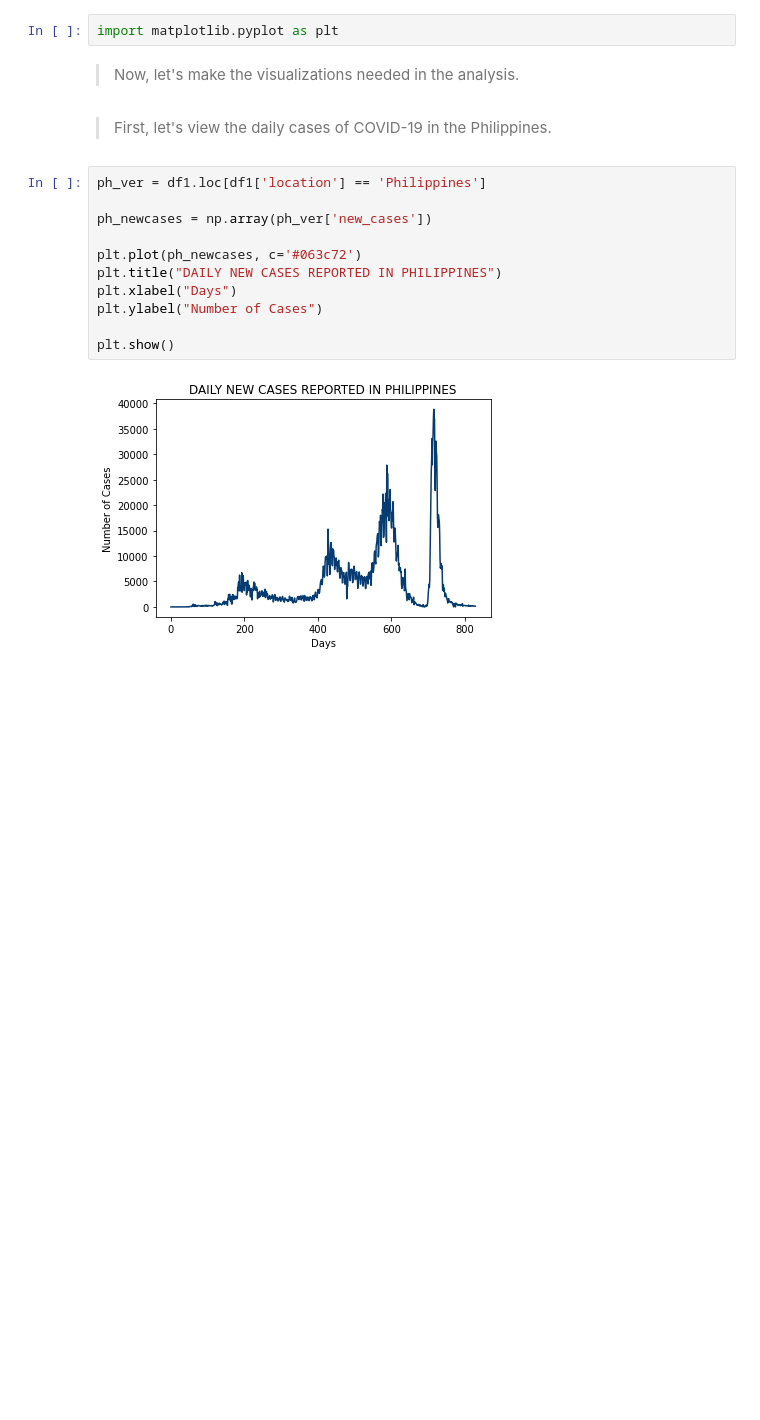
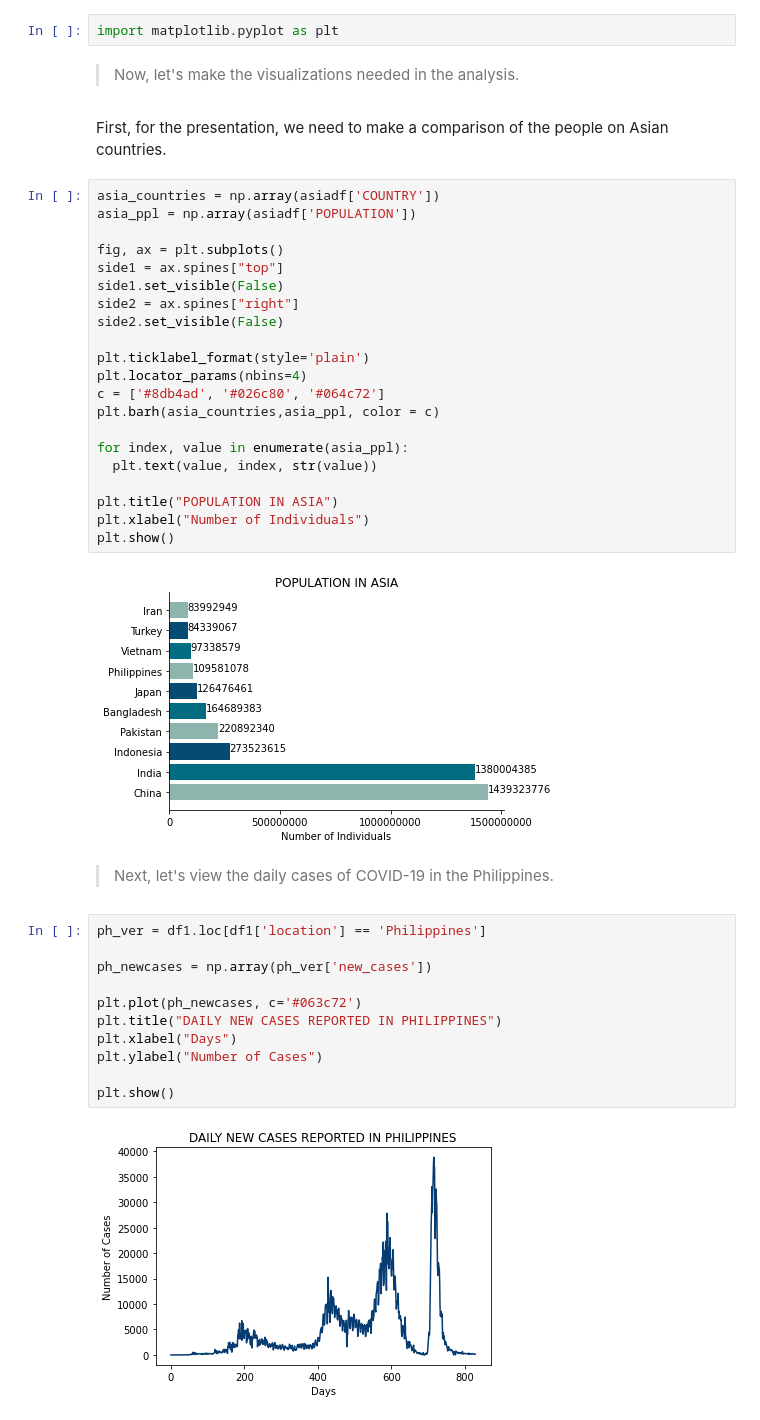
Before and after one commit to jxblrkrstffrbrms/ITBA3206-SPARTACUS, a Jupyter notebook: Reaching_New_Heights_Boosting_Vaccinations_for_a_Safer_Community.ipynb, the cells around one changed output. Saved outputs shown, nothing was run; the diff lists cells and outputs as text; blank space fills up the shorter version.

Commit message:
Updated the notebook and added more visualizations needed for the presentation.

```diff
--- a/Reaching_New_Heights_Boosting_Vaccinations_for_a_Safer_Community.ipynb
+++ b/Reaching_New_Heights_Boosting_Vaccinations_for_a_Safer_Community.ipynb
@@ -150,8 +166,33 @@ display(df1)
 import matplotlib.pyplot as plt
 # %% [markdown]
 > Now, let's make the visualizations needed in the analysis.
+# %% [markdown]
+First, for the presentation, we need to make a comparison of the people on Asian countries.
+# %%
+asia_countries = np.array(asiadf['COUNTRY'])
+asia_ppl = np.array(asiadf['POPULATION'])
+
+fig, ax = plt.subplots()
+side1 = ax.spines["top"]
+side1.set_visible(False)
+side2 = ax.spines["right"]
+side2.set_visible(False)
+
+plt.ticklabel_format(style='plain')
+plt.locator_params(nbins=4)
+c = ['#8db4ad', '#026c80', '#064c72']
+plt.barh(asia_countries,asia_ppl, color = c)
+
+for index, value in enumerate(asia_ppl):
+  plt.text(value, index, str(value))
+
+plt.title("POPULATION IN ASIA")
+plt.xlabel("Number of Individuals")
+plt.show()
+# %% [output]
+[figure, added]
 # %% [markdown]
-> First, let's view the daily cases of COVID-19 in the Philippines.
+> Next, let's view the daily cases of COVID-19 in the Philippines.
 # %%
 ph_ver = df1.loc[df1['location'] == 'Philippines']
 
```
Also changed, not shown: parts of 6 cells of this notebook.
